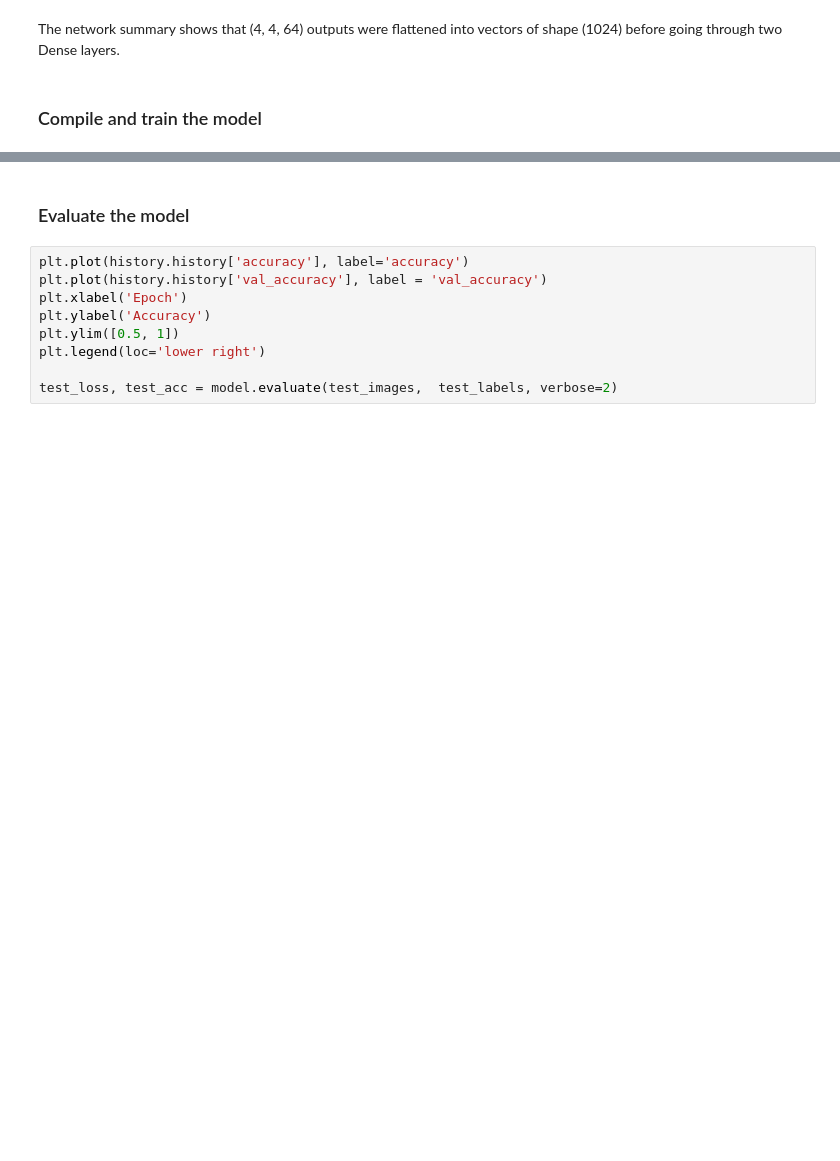
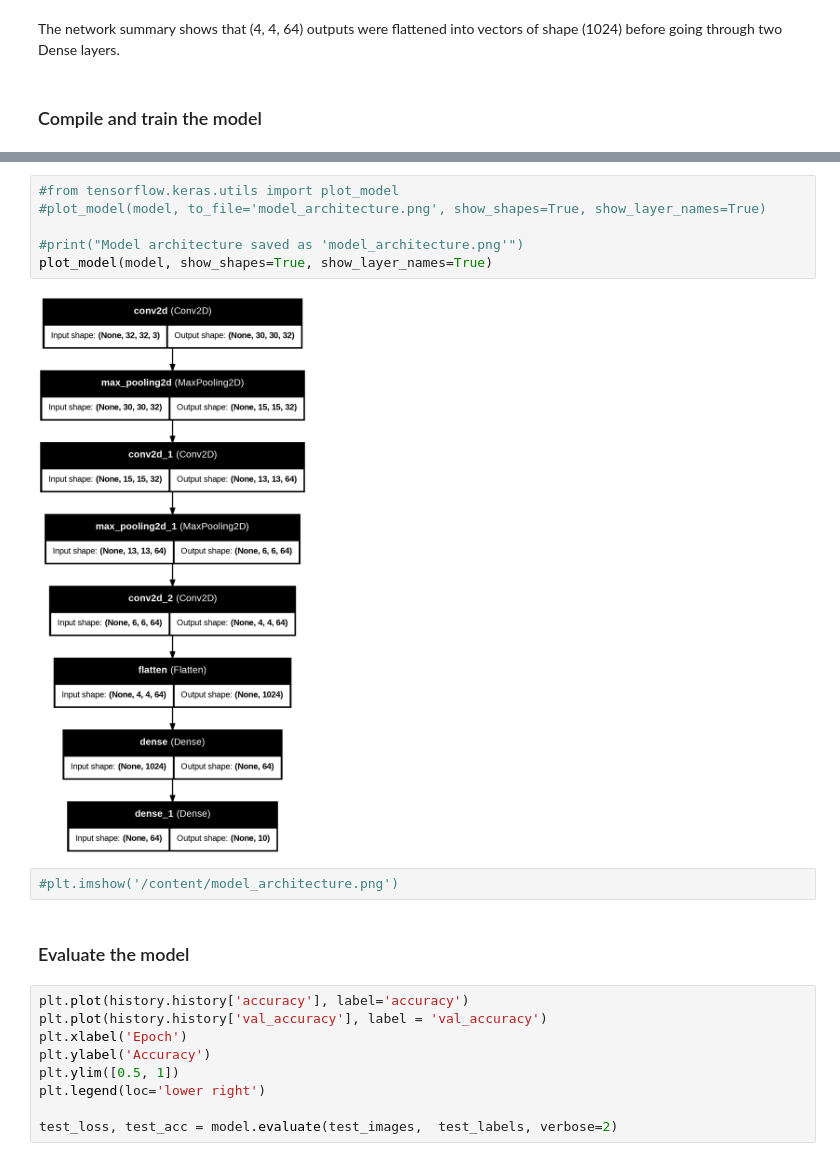
Before and after one commit to Ashish-techlover/machine-learning, a Jupyter notebook: site/en/tutorials/images/cnn.ipynb, the cells around one changed output, grey strips where cells are left out. Drawn from its saved outputs; the diff is of its cells as text; blank space fills up the shorter version.

```diff
--- a/site/en/tutorials/images/cnn.ipynb
+++ b/site/en/tutorials/images/cnn.ipynb
@@ -148,3 +202,13 @@ history = model.fit(train_images, train_labels, epochs=10,
+# %%
+#from tensorflow.keras.utils import plot_model
+#plot_model(model, to_file='model_architecture.png', show_shapes=True, show_layer_names=True)
+
+#print("Model architecture saved as 'model_architecture.png'")
+plot_model(model, show_shapes=True, show_layer_names=True)
+# %% [output]
+[figure, added]
+# %%
+#plt.imshow('/content/model_architecture.png')
 # %% [markdown]
 ### Evaluate the model
 # %%
```
Also changed, not shown: parts of 9 cells of this notebook.
